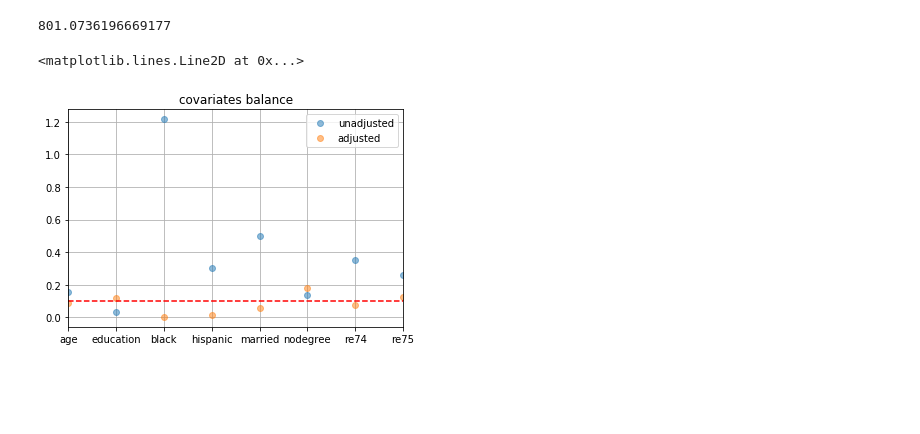
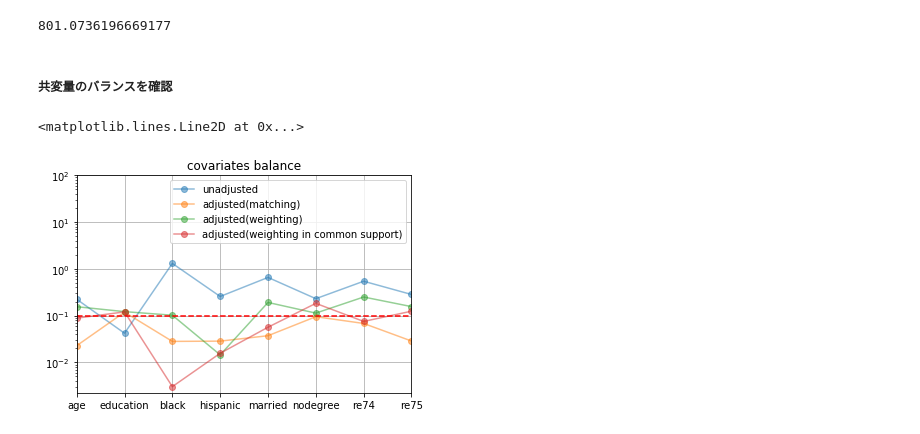
Before and after one commit to hrappuccino/cibook-python, a Jupyter notebook: notebooks/ch3_lalonde.ipynb, the cells around one changed output. Drawn from its saved outputs; the diff is of its cells as text; code cells hidden in the pictures; blank space fills up the shorter version.

```diff
--- a/notebooks/ch3_lalonde.ipynb
+++ b/notebooks/ch3_lalonde.ipynb
@@ -505,0 +504,6 @@ plt.axhline(y=0.1, linestyle='--', c='r')
+# %%
+_, ax = plt.subplots(3, 3, figsize=(16, 12))
+df = df_cps1_nsw_cs.sample(1000000, replace=True, weights=df_cps1_nsw_cs['w'], random_state=2020)
+for i, c in enumerate(X_columns + [y_column]):
+    (df[c].groupby(df_cps1_nsw_cs[z_column].map(treat_label))
+     .plot.hist(density=True, alpha=0.5, title=f'{c} densities', legend=True, ax=ax[i // 3, i % 3]))
@@ -507,3 +513,10 @@ plt.axhline(y=0.1, linestyle='--', c='r')
 #### CPS3+NSW
 # %% [markdown]
 ##### マッチング
+# %%
+pairs_cps3_nsw = pd.concat([pairs1_cps3_nsw, pairs0_cps3_nsw.rename({'l': 'r', 'r': 'l'}, axis=1)], ignore_index=True)
+# %%
+ax = df_cps3_nsw.loc[pairs_cps3_nsw.unstack()].plot.scatter(x='ps', y=z_column, label='matched', alpha=0.3, figsize=(16, 4), title='pairs')
+df_cps3_nsw.loc[~df_cps3_nsw.index.isin(pairs_cps3_nsw.unstack())].plot.scatter(x='ps', y=z_column, label='unmatched', alpha=0.3, c='tab:orange', ax=ax)
+for x in zip(df_cps3_nsw['ps'].iloc[pairs_cps3_nsw['l']].values, df_cps3_nsw['ps'].iloc[pairs_cps3_nsw['r']].values):
+    plt.plot(x, [1, 0], c='tab:blue', alpha=0.3)
@@ -525,5 +530,0 @@ plt.axhline(y=0.1, linestyle='--', c='r')
-# %%
-_, ax = plt.subplots(3, 3, figsize=(16, 12))
-for i, c in enumerate(X_columns + [y_column]):
-    (df_cps1_nsw.loc[pd.concat([pairs1_cps1_nsw['l'], pairs0_cps1_nsw['r'], pairs1_cps1_nsw['r'], pairs0_cps1_nsw['l']])][c].groupby(df_cps1_nsw[z_column].map(treat_label))
-     .plot.hist(density=True, alpha=0.5, title=f'densities of {c}', legend=True, ax=ax[i // 3, i % 3]))
@@ -564,12 +554,16 @@ ate_model.summary().tables[1]
 ate_model.params['treat'] - ate_model.params['untreat']
 # %% [output]
 801.0736196669177
+# %% [markdown]
+##### 共変量のバランスを確認
 # %%
-pd.DataFrame({
-    'unadjusted': [np.subtract(*df_cps3_nsw_cs.groupby(z_column)[c].mean()) for c in X_columns],
-    'adjusted': [np.subtract(*df_cps3_nsw_cs.groupby(z_column).apply(lambda x: np.average(x[c], weights=x['w']))) for c in X_columns],
-}, index=X_columns).abs().divide(df_cps3_nsw_cs[X_columns].std(), axis=0).plot(linestyle='', marker='o', alpha=0.5, grid=True, title='covariates balance')
+pd.DataFrame([{
+    'unadjusted': np.subtract(*df_cps3_nsw.groupby(z_column)[c].mean()) / df_cps3_nsw[c].std(),
+    'adjusted(matching)': np.subtract(*df_cps3_nsw.loc[pairs_cps3_nsw.unstack()].groupby(z_column)[c].mean()) / df_cps3_nsw[c].std(),
+    'adjusted(weighting)': np.subtract(*df_cps3_nsw.groupby(z_column).apply(lambda x: np.average(x[c], weights=x['w']))) / df_cps3_nsw[c].std(),
+    'adjusted(weighting in common support)': np.subtract(*df_cps3_nsw_cs.groupby(z_column).apply(lambda x: np.average(x[c], weights=x['w']))) / df_cps3_nsw_cs[c].std(),
+} for c in X_columns], index=X_columns).abs().plot(marker='o', alpha=0.5, grid=True, ylim=(0, 100), logy=True, title='covariates balance')
 plt.axhline(y=0.1, linestyle='--', c='r')
 # %% [output]
 <matplotlib.lines.Line2D at 0x...>
-[figure, old version]
+[figure, new version]
```
Also changed, not shown: parts of 47 cells of this notebook.
